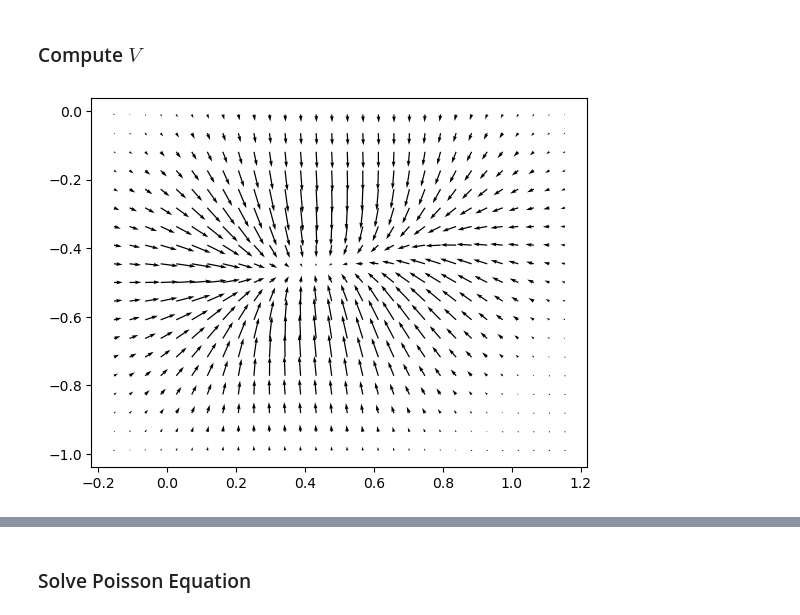
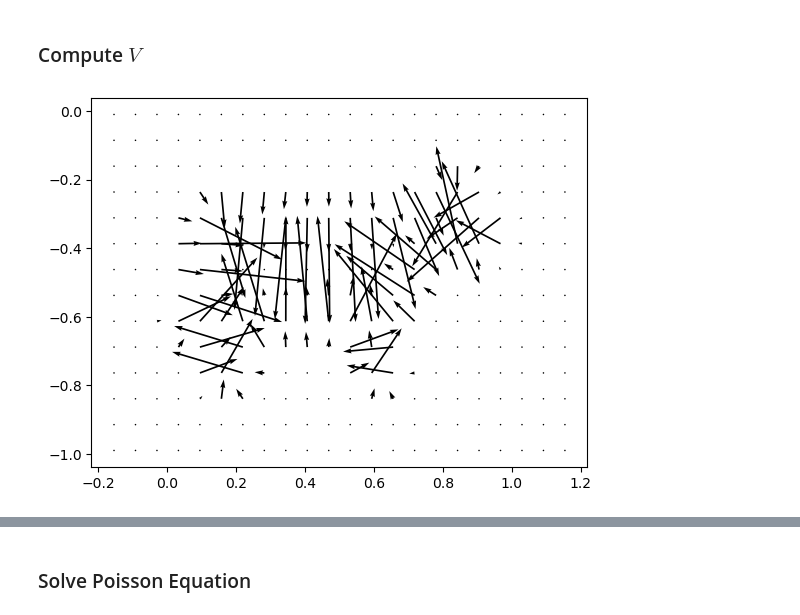
Before and after one commit to lfogarty98/psr_project, a Jupyter notebook: psr.ipynb, the cells around one changed output, grey strips where cells are left out. Saved outputs shown, nothing was run; the diff lists cells and outputs as text; code cells hidden in the pictures.

```diff
--- a/psr.ipynb
+++ b/psr.ipynb
@@ -45,7 +69,7 @@ def compute_grid(X, min_x, max_x, min_y, max_y, cell_size=0.1, padding=0.2):
 # %%
 # define grid domain
 bounding_box = compute_bounding_box(X)
-regular_grid = compute_grid(X, *bounding_box, cell_size=0.03, padding=0.2)
+regular_grid = compute_grid(X, *bounding_box, cell_size=0.04, padding=0.2)
 
 points = np.array([regular_grid[0].ravel(), regular_grid[1].ravel()]).T
 print(points.shape)
@@ -94,11 +118,11 @@ def compute_gradient_per_face(triangulation, V):
     return F
 # %%
 # visualize V for each vertex
-V_vertex = compute_gradient_per_vertex(points, X, N, sigma=0.1)
+V_vertex = compute_gradient_per_vertex(points, X, N, sigma=0.02)
 plt.quiver(points[:,0], points[:,1], V_vertex[:,0], V_vertex[:,1])
 plt.show()
 # %% [output]
-[figure, old version]
+[figure, new version]
 # %%
 # visualize V for each face
 V_face = compute_gradient_per_face(triangulation, V_vertex)
```
Also changed, not shown: parts of 11 cells of this notebook, 2 other files.
